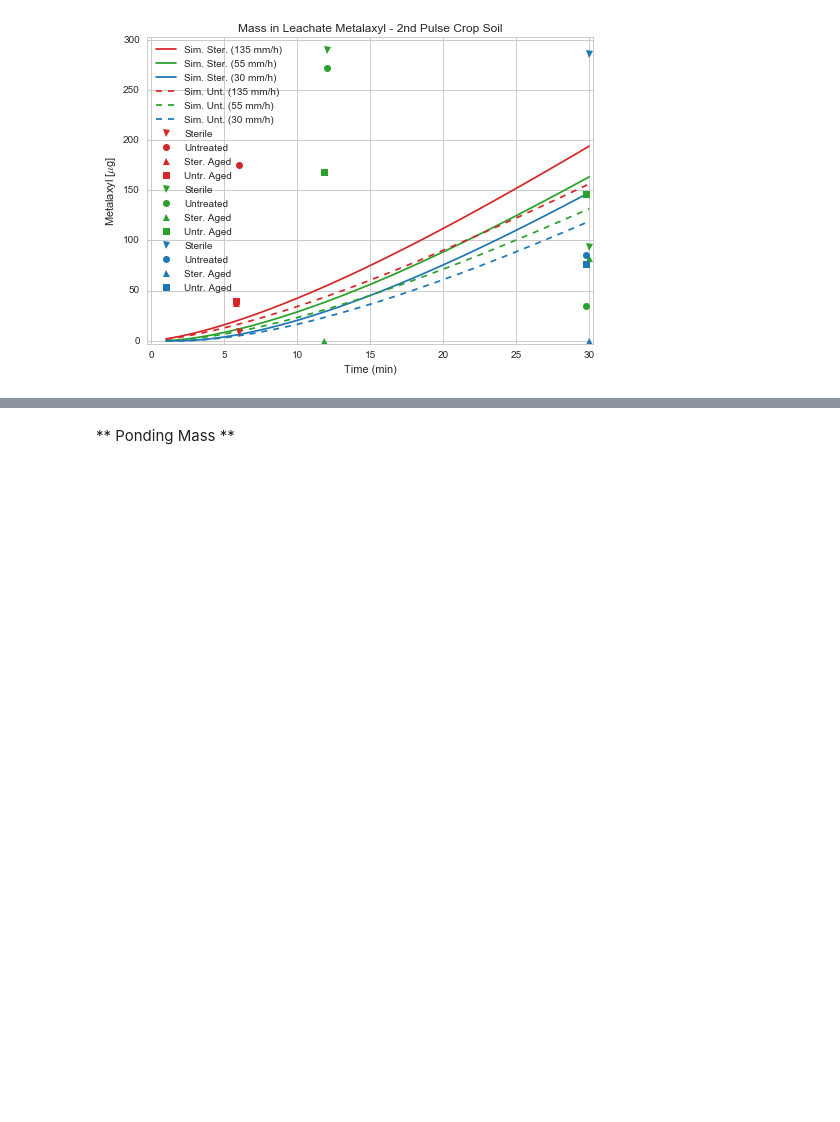
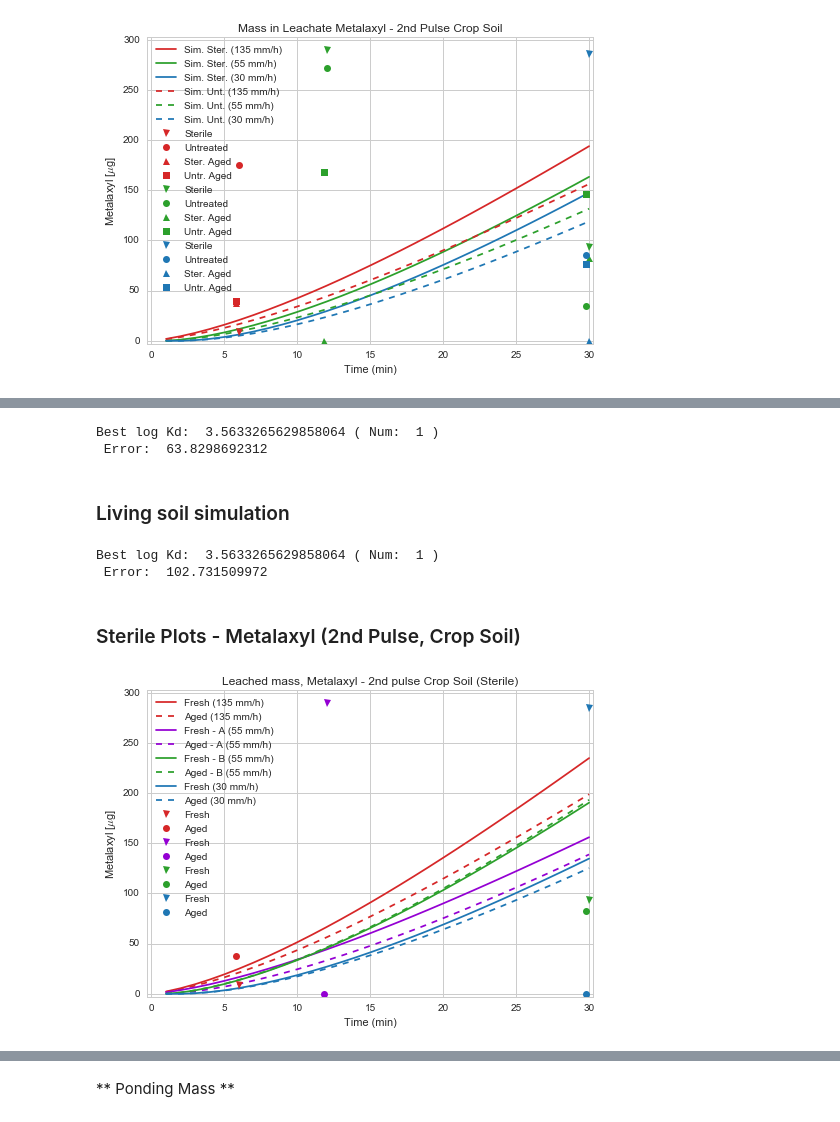
Before and after one commit to DayTimeChunks/LeachingSimulations, a Jupyter notebook: Leaching Model - Annual Crop Soil.ipynb, the cells around one changed output, grey strips where cells are left out. Saved outputs shown, nothing was run; the diff lists cells and outputs as text; code cells hidden in the pictures; blank space fills up the shorter version.

Commit message:
pest_test3 ready

```diff
--- a/Leaching Model - Annual Crop Soil.ipynb
+++ b/Leaching Model - Annual Crop Soil.ipynb
@@ -564,0 +562,37 @@ pestiplot_all(mass_percol2,
+# %%
+#  Dictionary contains:
+#  Scenario: (initial_mass, leached_mass_observed, ponded_mass_obs)
+mx_dict_S = {
+    'high_0d': (1496.75, 8.35, 5.7),
+    'high_1d': (1127.52, 37.57, 4.1),
+    'med12_0d': (1440.72, 290.3, 0.),
+    'med12_1d': (1267.11, 0., 9.2),
+    'med30_0d': (1047.95, 93.3, 4.3),
+    'med30_1d': (994.09, 82.2, 14.0),
+    'low_0d': (1462.08, 285.3, 0.),
+    'low_1d': (1050.48, 0., 12.4)
+}
+
+#  Dictionary contains:
+#  Scenario: (initial_mass, leached_mass_observed, ponded_mass_obs)
+mx_dict_L = {
+    'high_0d': (1222.86, 175.44, 4.7),
+    'high_1d': (1006.54, 40.03, 3.2),
+    'med12_0d': (1211.28, 272.5, 1.8),
+    'med12_1d': (1025.43, 168.5, 0.),
+    'med30_0d': (751.13, 35.1, 8.9),
+    'med30_1d': (938.23, 146.1, 0.1),
+    'low_0d': (979.82, 86.0, 5.8),
+    'low_1d': (830.68, 76.5, 9.6)
+}
+# %%
+sterile_sim = pest_test2(Kd_mexyl,
+                         mx_dict_S,
+                         pb_crop,
+                         ovSat_crop,
+                         percol_data2, runoff_data2, infil_data2, time_sizes2,
+                         area, soil_height2,
+                         d, runoff_vel)
+# %% [output]
+Best log Kd:  3.5633265629858064 ( Num:  1 )
+ Error:  63.8298692312
@@ -564,0 +638,13 @@ pestiplot_all(mass_percol2,
+# %% [markdown]
+### Living soil simulation
+# %%
+living_sim = pest_test2(Kd_mexyl,
+                         mx_dict_L,
+                         pb_crop,
+                         ovSat_crop,
+                         percol_data2, runoff_data2, infil_data2, time_sizes2,
+                         area, soil_height2,
+                         d, runoff_vel)
+# %% [output]
+Best log Kd:  3.5633265629858064 ( Num:  1 )
+ Error:  102.731509972
@@ -564,0 +690,13 @@ pestiplot_all(mass_percol2,
+# %% [markdown]
+### Sterile Plots - Metalaxyl (2nd Pulse, Crop Soil)
+# %%
+pestiplot_condition(
+    mass_percol_sterile2,
+    mx_dict_S,
+    'Metalaxyl',
+    soil_type='Crop Soil',
+    LEACH = True,
+    STERILE = True
+)
+# %% [output]
+[figure, added]
```
Also changed, not shown: parts of 14 cells of this notebook, 14 other files.
